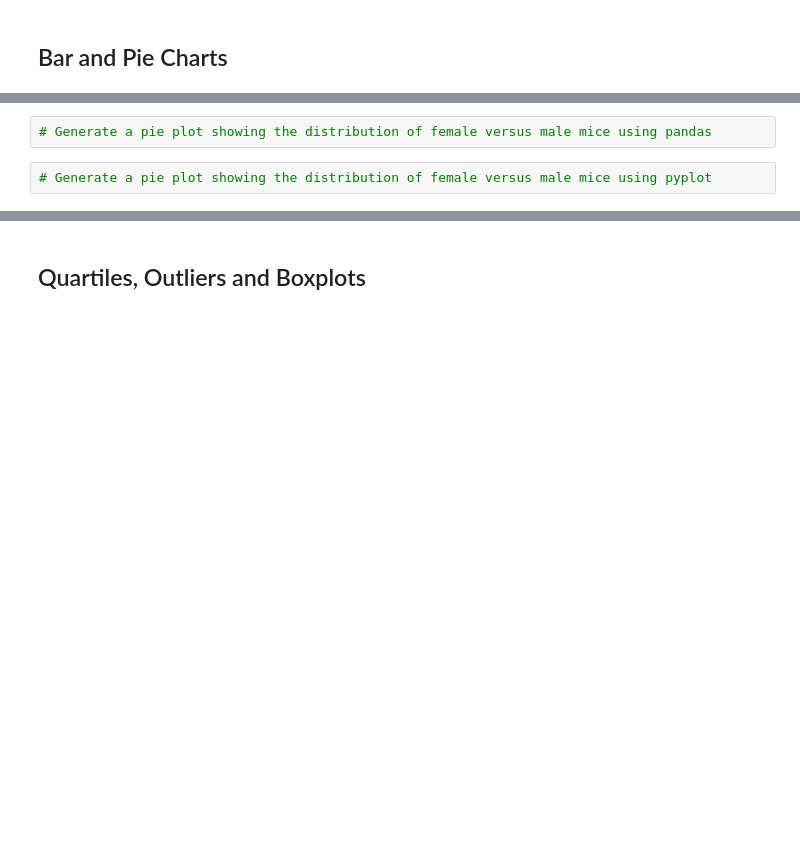
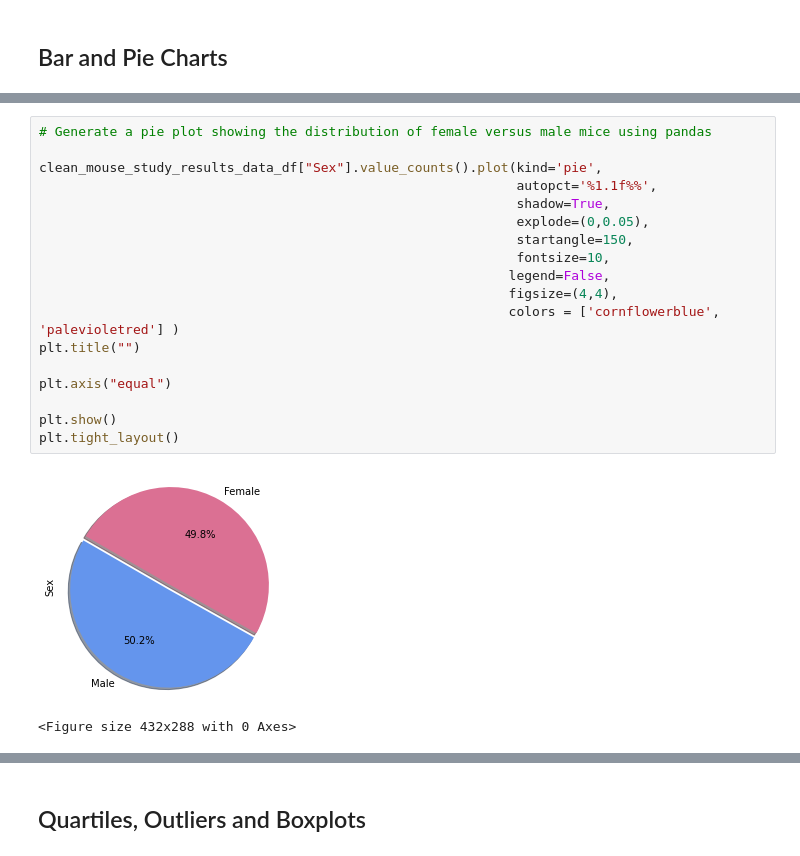
Before and after one commit to mafven/matplotlib-challenge, a Jupyter notebook: pymaceuticals_starter.ipynb, the cells around one changed output, grey strips where cells are left out. Drawn from its saved outputs; the diff is of its cells as text; blank space fills up the shorter version.

```diff
--- a/pymaceuticals_starter.ipynb
+++ b/pymaceuticals_starter.ipynb
@@ -119,4 +166,21 @@ summary_statistics_01_df
 # %%
 # Generate a pie plot showing the distribution of female versus male mice using pandas
+
+clean_mouse_study_results_data_df["Sex"].value_counts().plot(kind='pie',
+                                                             autopct='%1.1f%%',
+                                                             shadow=True,
+                                                             explode=(0,0.05),
+                                                             startangle=150,
+                                                             fontsize=10,
+                                                            legend=False,
+                                                            figsize=(4,4),
+                                                            colors = ['cornflowerblue', 'palevioletred'] )
+plt.title("")
+
+plt.axis("equal")
+
+plt.show()
+plt.tight_layout()
+# %% [output]
+[figure, added]
+<Figure size 432x288 with 0 Axes>
-# %%
-# Generate a pie plot showing the distribution of female versus male mice using pyplot
```
Also changed, not shown: parts of 12 cells of this notebook.
